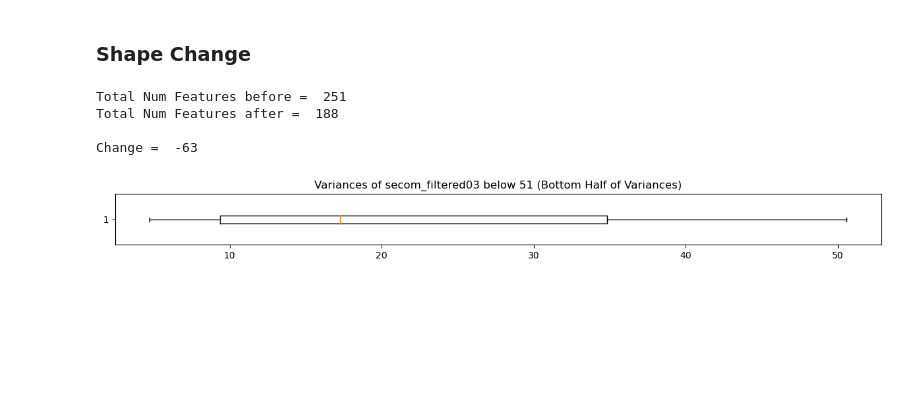
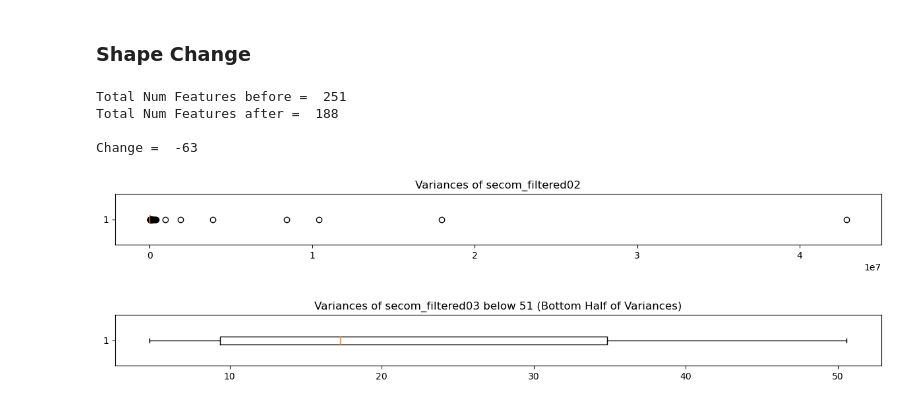
Before and after one commit to reese-quinto/DATA4382_Spring2025, a Jupyter notebook: 04_Application.ipynb, the cells around one changed output. Cells and saved outputs as stored; diff of their text form; code cells hidden in the pictures; blank space fills up the shorter version.

```diff
--- a/04_Application.ipynb
+++ b/04_Application.ipynb
@@ -294,6 +301,13 @@ Total Num Features before =  251
 Total Num Features after =  188
 
 Change =  -63
+# %%
+plt.figure(figsize=(15,1))
+plt.boxplot(variances_filtered03, vert=False)
+plt.title("Variances of secom_filtered02")
+plt.show()
+# %% [output]
+[figure, added]
 # %%
 variances_filtered03 = secom_filtered03.var()
 
```
Also changed, not shown: parts of 23 cells of this notebook.
